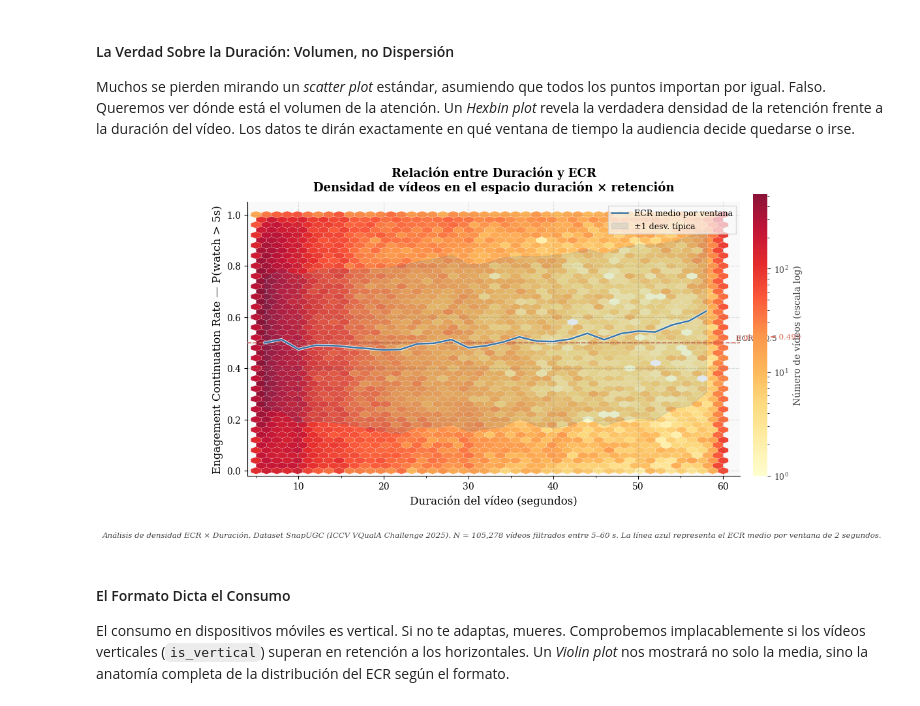
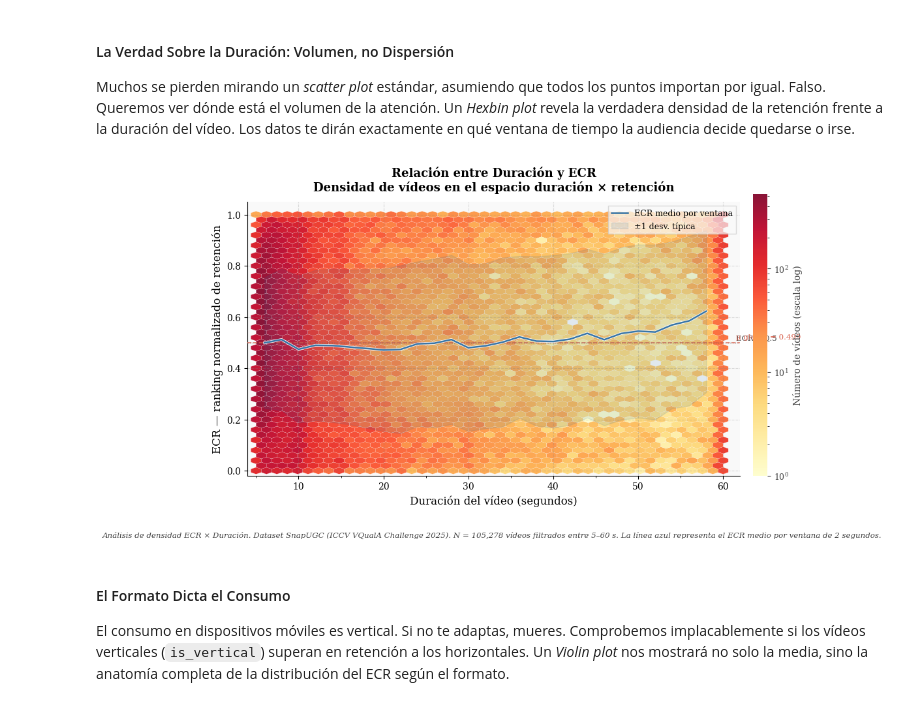
Before and after one commit to MarcosTG1/tfg-ugc-retention, a Jupyter notebook: notebooks/01_eda_ecr.ipynb, the cells around one changed output. Drawn from its saved outputs; the diff is of its cells as text; code cells hidden in the pictures.

Commit message:
feat: Generate new EDA figures and notebooks for dataset analysis and introduce baseline model evaluation.

```diff
--- a/notebooks/01_eda_ecr.ipynb
+++ b/notebooks/01_eda_ecr.ipynb
@@ -38,8 +38,8 @@ Name: count, dtype: int64
 #### Mergeo de archivos
 # %%
 # Cargar y mergear
-train = pd.read_csv('../data/train_data.csv')
-meta = pd.read_csv('../data/train_metadata.csv')
+train = pd.read_csv('../data/raw/train_data.csv')
+meta = pd.read_csv('../data/processed/train_metadata.csv')
 df = train.merge(meta, on='Id', how='inner')
 
 # Variables derivadas
@@ -529,35 +523,35 @@ ax.axhline(mean_ecr_global, color=CORAL, lw=1.2, ls='--', alpha=0.8, zorder=3)
 ax.text(61.5, mean_ecr_global + 0.01,
         f'μ global = {mean_ecr_global:.3f}',
         fontsize=8.5, color=CORAL, va='bottom')
 
 # ── Ejes y etiquetas ──────────────────────────────────────
 ax.set_xlabel('Duración del vídeo (segundos)', fontsize=12)
-ax.set_ylabel('Engagement Continuation Rate — P(watch > 5s)', fontsize=12)
+ax.set_ylabel('ECR — ranking normalizado de retención', fontsize=12)
 ax.set_title('Relación entre Duración y ECR\n'
              'Densidad de vídeos en el espacio duración × retención',
              fontsize=13, fontweight='bold', pad=12)
 ax.set_xlim(4, 62)
 ax.set_ylim(-0.02, 1.05)
 ax.xaxis.set_major_locator(ticker.MultipleLocator(10))
 ax.xaxis.set_minor_locator(ticker.MultipleLocator(5))
 ax.grid(axis='both', linestyle='--', alpha=0.25, color='grey', zorder=0)
 
 ax.legend(loc='upper right', fontsize=9, framealpha=0.7,
           edgecolor='#cccccc', fancybox=False)
 
 # ── Caption ───────────────────────────────────────────────
 fig.text(
     0.5, 0.02,
     f'Análisis de densidad ECR × Duración. Dataset SnapUGC (ICCV VQualA Challenge 2025). '
     f'N = {len(df_clean):,} vídeos filtrados entre 5–60 s. '
     f'La línea azul representa el ECR medio por ventana de 2 segundos.',
     ha='center', va='bottom', fontsize=8.5, color='#444444', style='italic'
 )
 
 plt.savefig('../results/hexbin_ecr_duration.png', dpi=300, bbox_inches='tight')
 plt.show()
 # %% [output]
-[figure, old version]
+[figure, new version]
 # %% [markdown]
 #### El Formato Dicta el Consumo
 El consumo en dispositivos móviles es vertical. Si no te adaptas, mueres. Comprobemos implacablemente si los vídeos verticales (`is_vertical`) superan en retención a los horizontales. Un *Violin plot* nos mostrará no solo la media, sino la anatomía completa de la distribución del ECR según el formato.
```
Also changed, not shown: parts of 5 cells of this notebook, 8 other files.
